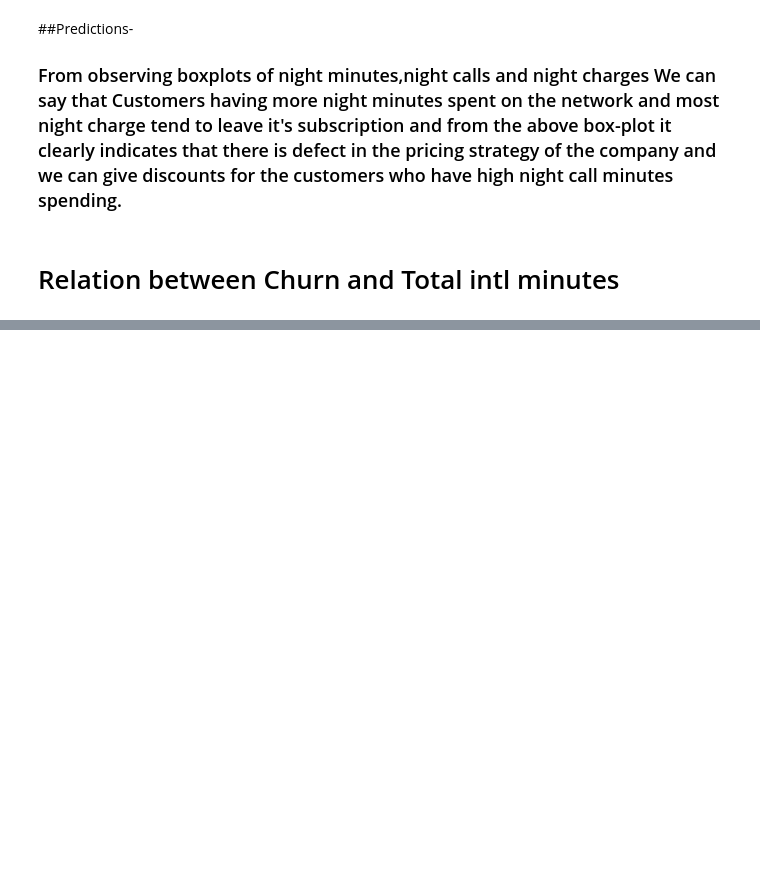
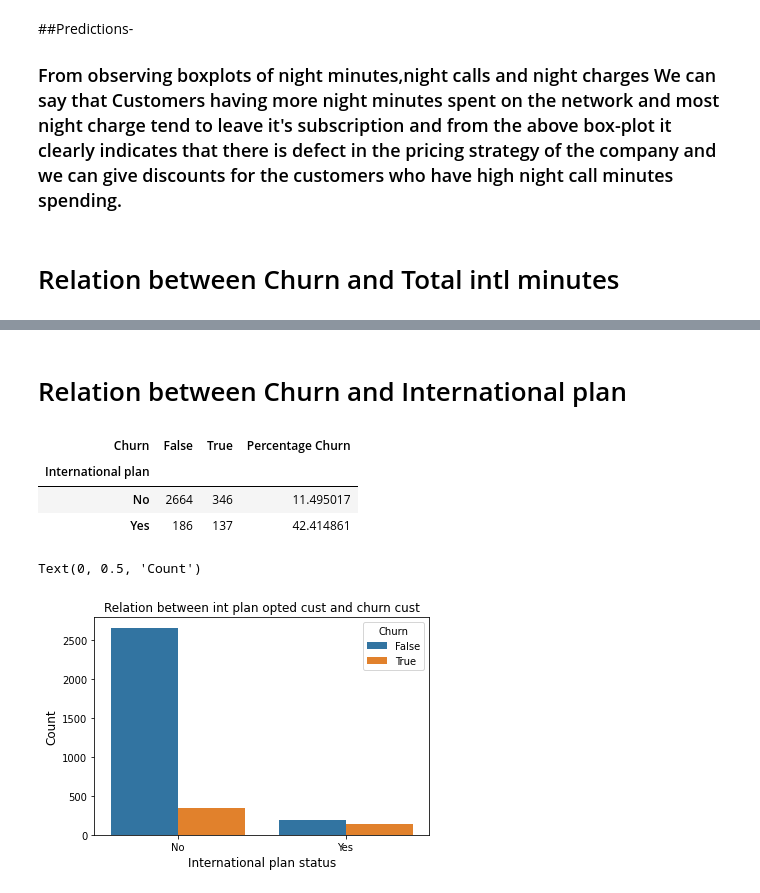
Before and after one commit to MOhitpPatil/EDA-Capstone-Project--telecom-churn-Analysis, a Jupyter notebook: Notebook_.ipynb, the cells around one changed output, grey strips where cells are left out. Cells and saved outputs as stored; diff of their text form; code cells hidden in the pictures; blank space fills up the shorter version.

```diff
--- a/Notebook_.ipynb
+++ b/Notebook_.ipynb
@@ -535,0 +573,22 @@ for i, column in enumerate(telecom1[["Total night calls","Total night minutes","
+# %% [markdown]
+# Relation between Churn and International plan
+# %%
+#calculate the International plan vs Churn Percentage
+International_plan = pd.crosstab(telecom1["International plan"],telecom1["Churn"])
+International_plan['Percentage Churn']= International_plan.apply(lambda x : x[1]*100/(x[0]+x[1]),axis = 1)
+International_plan
+# %% [output]
+| Churn | False | True | Percentage Churn |
+| International plan |  |  |  |
+| No | 2664 | 346 | 11.495017 |
+| Yes | 186 | 137 | 42.414861 |
+# %%
+##ploting count plot for checking relation between churn with international plan
+plt.figure(figsize = (6,4))
+sns.countplot(data =telecom1, x ='International plan', hue = 'Churn')
+plt.title('Relation between int plan opted cust and churn cust', fontsize = 12)
+plt.xlabel('International plan status', fontsize = 12)
+plt.ylabel('Count', fontsize = 12)
+# %% [output]
+Text(0, 0.5, 'Count')
+[figure, added]
```
Also changed, not shown: parts of 14 cells of this notebook.
